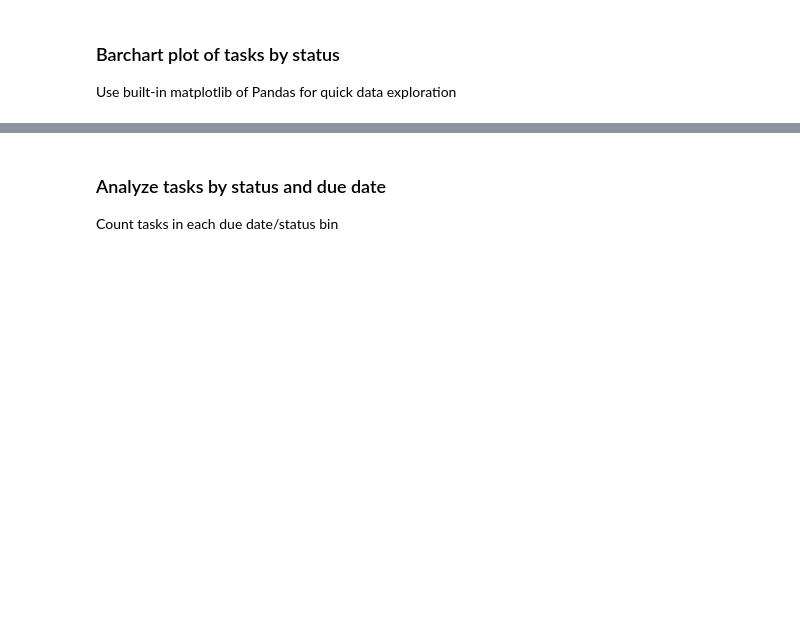
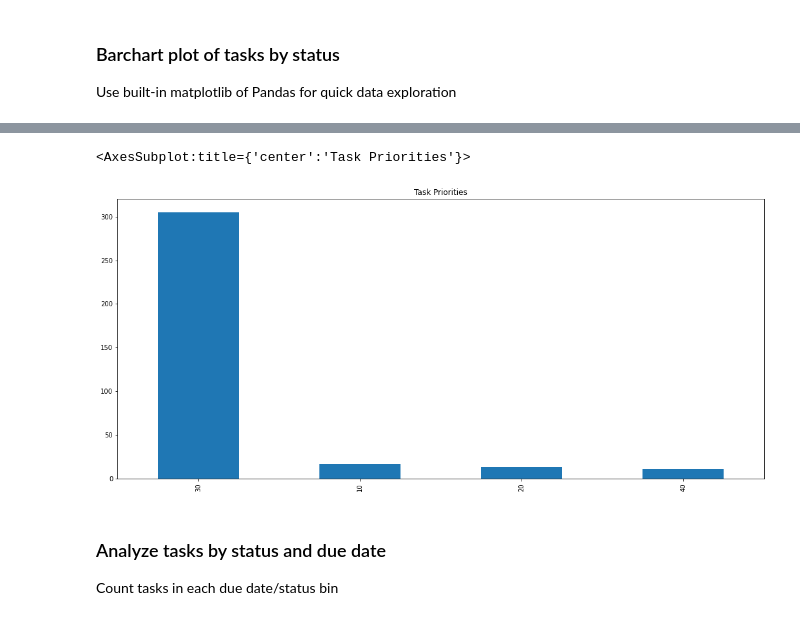
Before and after one commit to SAP-samples/cloud-alm-api-examples, a Jupyter notebook: jupyternotebooks/calm-project-task-api.ipynb, the cells around one changed output, grey strips where cells are left out. Drawn from its saved outputs; the diff is of its cells as text; code cells hidden in the pictures; blank space fills up the shorter version.

```diff
--- a/jupyternotebooks/calm-project-task-api.ipynb
+++ b/jupyternotebooks/calm-project-task-api.ipynb
@@ -189,3 +218,8 @@ df_stTasks.status.value_counts().plot.bar(title="Task Status", figsize=(18,8))
+# %%
+df_stTasks.priorityId.value_counts().plot.bar(title="Task Priorities", figsize=(18,8))
+# %% [output]
+<AxesSubplot:title={'center':'Task Priorities'}>
+[figure, added]
 # %% [markdown]
 ### Analyze tasks by status and due date
 
```
Also changed, not shown: parts of 40 cells of this notebook.
